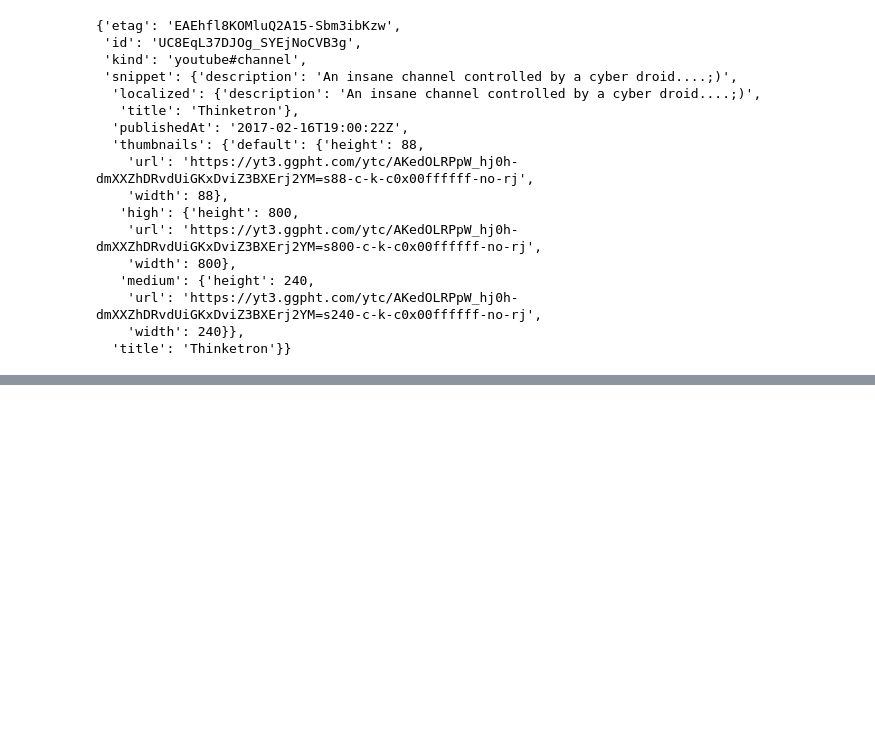
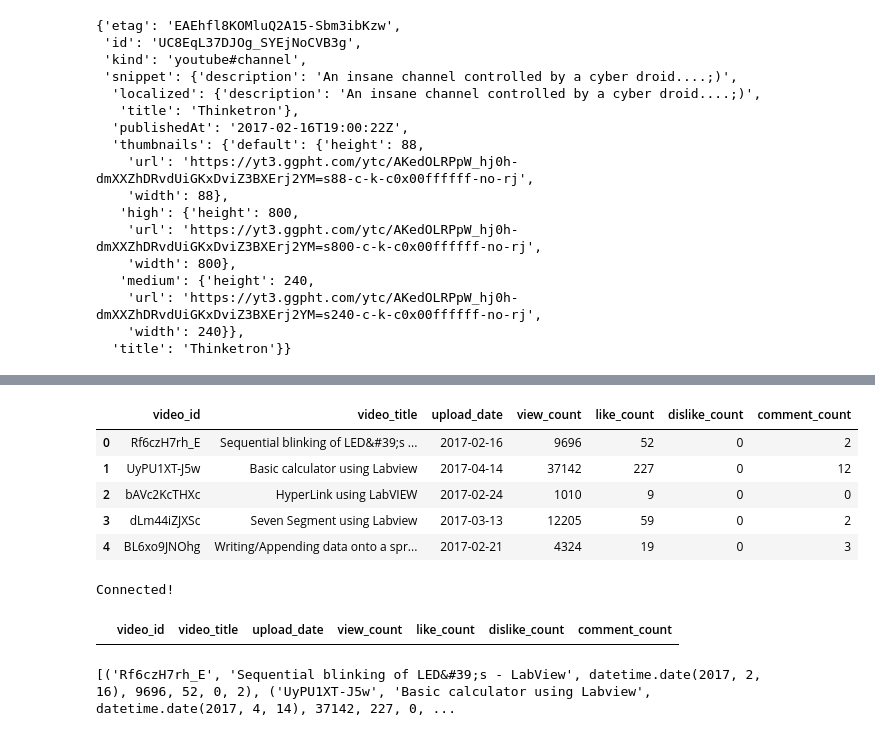
Before and after one commit to kulothungan-dataguy/Youtube_API_Python, a Jupyter notebook: API_YOUTUBE_PYTHON.ipynb, the cells around one changed output, grey strips where cells are left out. Drawn from its saved outputs; the diff is of its cells as text; code cells hidden in the pictures; blank space fills up the shorter version.

```diff
--- a/API_YOUTUBE_PYTHON.ipynb
+++ b/API_YOUTUBE_PYTHON.ipynb
@@ -114,0 +123,10 @@ df.to_csv('youtube_vids_2nd_pull.csv')
+# %%
+df = pd.read_csv('result.csv' , index_col = 0)
+df.head()
+# %% [output]
+|  | video_id | video_title | upload_date | view_count | like_count | dislike_count | comment_count |
+| 0 | Rf6czH7rh_E | Sequential blinking of LED&#39;s ... | 2017-02-16 | 9696 | 52 | 0 | 2 |
+| 1 | UyPU1XT-J5w | Basic calculator using Labview | 2017-04-14 | 37142 | 227 | 0 | 12 |
+| 2 | bAVc2KcTHXc | HyperLink using LabVIEW | 2017-02-24 | 1010 | 9 | 0 | 0 |
+| 3 | dLm44iZJXSc | Seven Segment using Labview | 2017-03-13 | 12205 | 59 | 0 | 2 |
+| 4 | BL6xo9JNOhg | Writing/Appending data onto a spr... | 2017-02-21 | 4324 | 19 | 0 | 3 |
@@ -114,0 +207,16 @@ df.to_csv('youtube_vids_2nd_pull.csv')
+# %%
+#Main
+
+#database credentials
+host_name = 'xxx'
+dbname = 'xxx'
+port = 'xxx'
+username = 'xxx'
+password = 'xxx'
+conn = None
+
+#establish a connection to db
+conn = connect_to_db(host_name, dbname, port, username, password)
+curr = conn.cursor()
+# %% [output]
+Connected!
@@ -114,0 +225,9 @@ df.to_csv('youtube_vids_2nd_pull.csv')
+# %%
+#update data for existing videos
+
+new_vid_df = update_db(curr,df)
+conn.commit()
+#del new_vid_df["dislike_count"]
+new_vid_df
+# %% [output]
+|  | video_id | video_title | upload_date | view_count | like_count | dislike_count | comment_count |
@@ -114,0 +240,7 @@ df.to_csv('youtube_vids_2nd_pull.csv')
+# %%
+#view data in db table
+
+curr.execute("SELECT * FROM VIDEOS")
+print(curr.fetchall())
+# %% [output]
+[('Rf6czH7rh_E', 'Sequential blinking of LED&#39;s - LabView', datetime.date(2017, 2, 16), 9696, 52, 0, 2), ('UyPU1XT-J5w', 'Basic calculator using Labview', datetime.date(2017, 4, 14), 37142, 227, 0, ...
```
Also changed, not shown: parts of 11 cells of this notebook.
